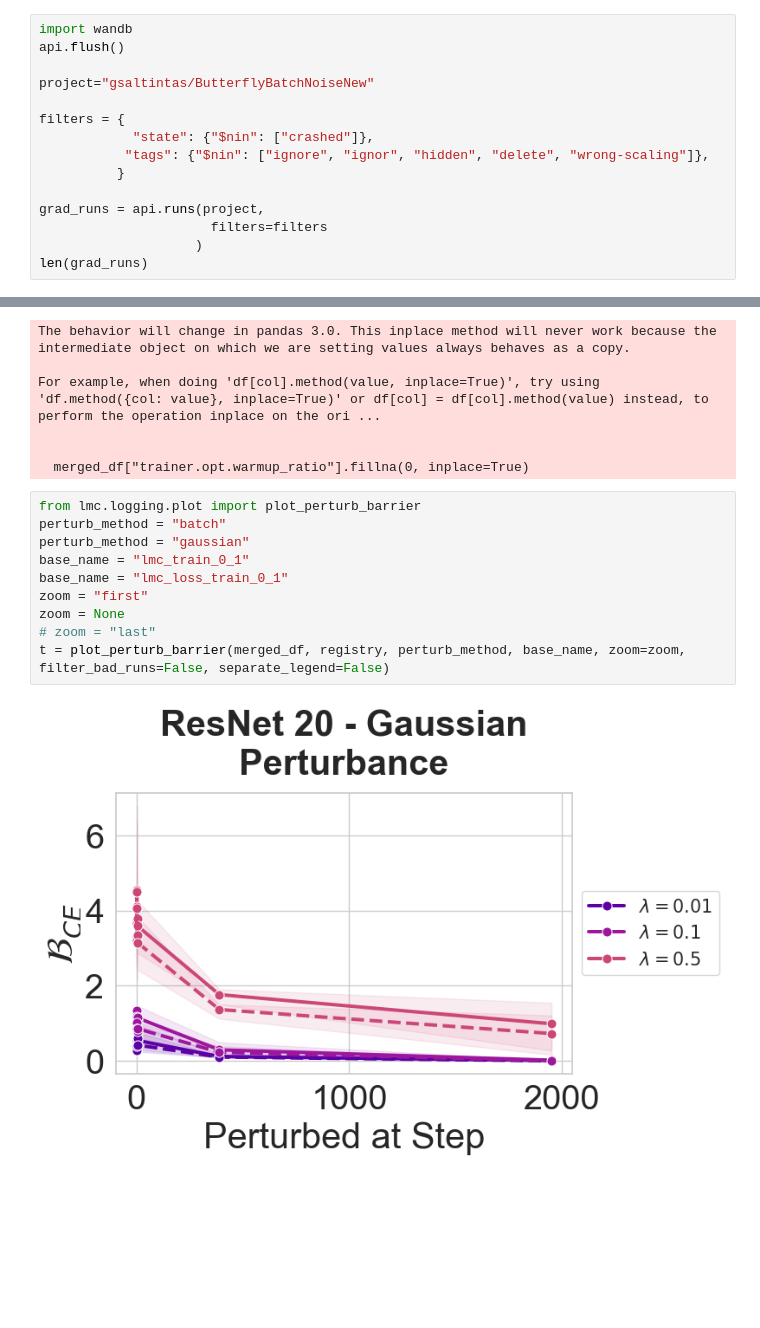
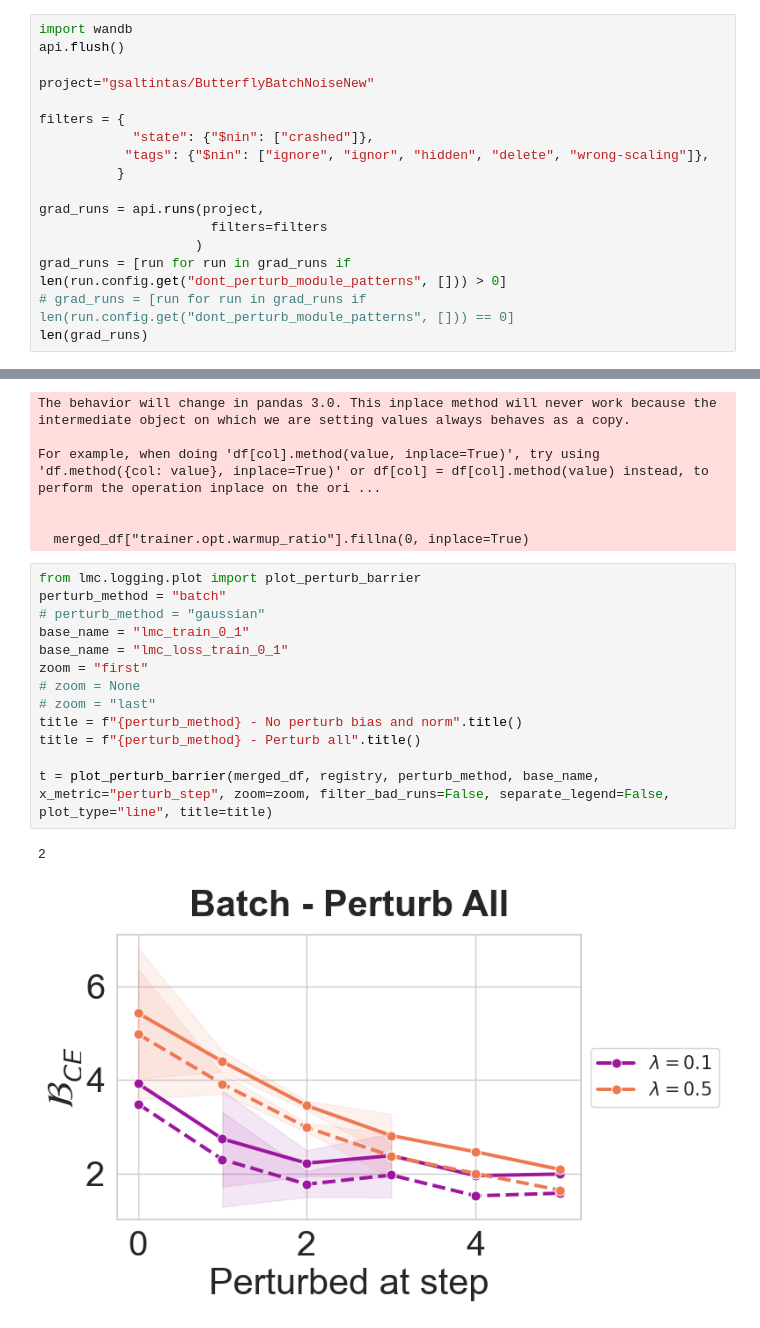
Before and after one commit to gsaltintas/lmc, a Jupyter notebook: notebooks/butterfly-plots.ipynb, the cells around one changed output, grey strips where cells are left out. Drawn from its saved outputs; the diff is of its cells as text; blank space fills up the shorter version.

Commit message:
Small improvements to plotting code Specify x_metric #10

```diff
--- a/notebooks/butterfly-plots.ipynb
+++ b/notebooks/butterfly-plots.ipynb
@@ -81,5 +78,7 @@ filters = {
 grad_runs = api.runs(project,
                       filters=filters
                     )
+grad_runs = [run for run in grad_runs if len(run.config.get("dont_perturb_module_patterns", [])) > 0]
+# grad_runs = [run for run in grad_runs if len(run.config.get("dont_perturb_module_patterns", [])) == 0]
 len(grad_runs)
 # %% [output]
@@ -126,12 +125,16 @@ For example, when doing 'df[col].method(value, inplace=True)', try using 'df.met
 # %%
 from lmc.logging.plot import plot_perturb_barrier
 perturb_method = "batch"
-perturb_method = "gaussian"
+# perturb_method = "gaussian"
 base_name = "lmc_train_0_1"
 base_name = "lmc_loss_train_0_1"
 zoom = "first"
-zoom = None
+# zoom = None
 # zoom = "last"
-t = plot_perturb_barrier(merged_df, registry, perturb_method, base_name, zoom=zoom, filter_bad_runs=False, separate_legend=False)
+title = f"{perturb_method} - No perturb bias and norm".title()
+title = f"{perturb_method} - Perturb all".title()
+
+t = plot_perturb_barrier(merged_df, registry, perturb_method, base_name, x_metric="perturb_step", zoom=zoom, filter_bad_runs=False, separate_legend=False, plot_type="line", title=title)
 # %% [output]
+2
-[figure, old version]
+[figure, new version]
```
Also changed, not shown: parts of 6 cells of this notebook, 3 other files.
